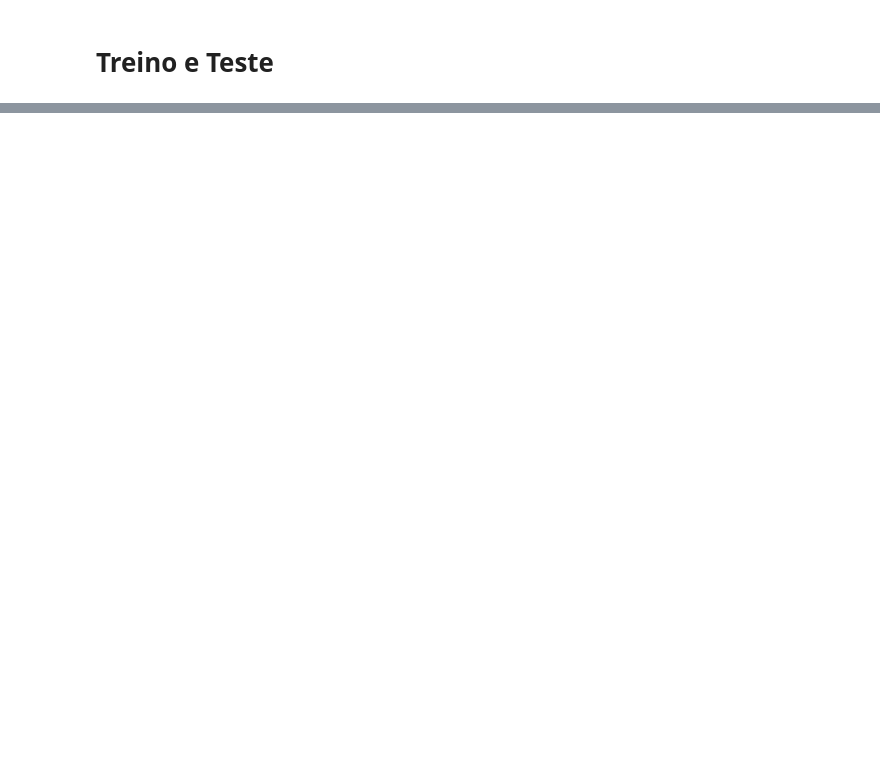
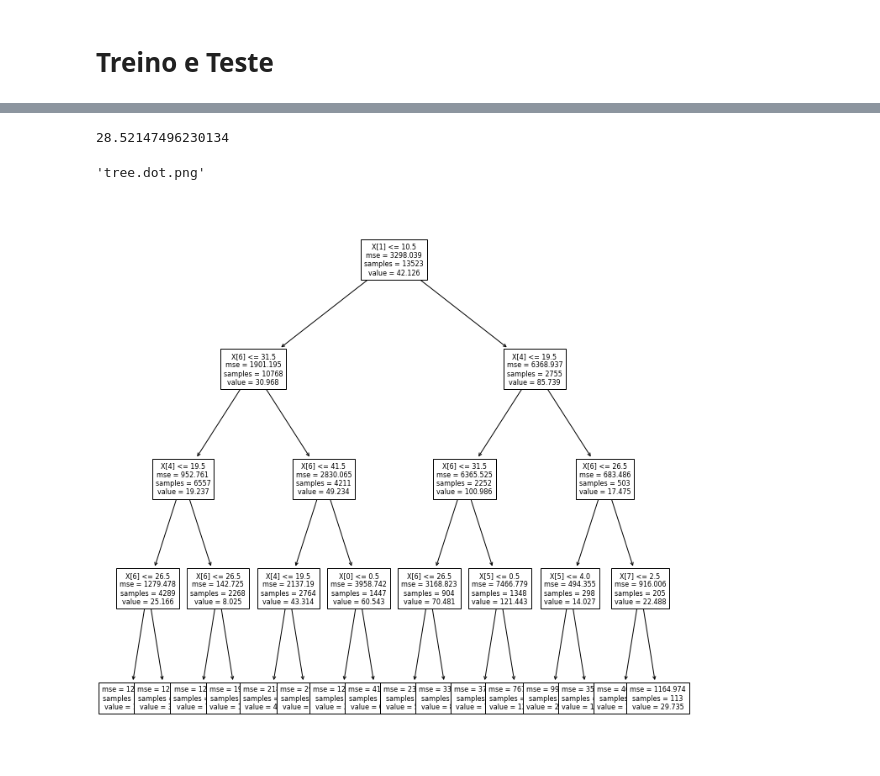
Before and after one commit to walkiria/mini-curso-ai-girls, a Jupyter notebook: aula-06.ipynb, the cells around one changed output, grey strips where cells are left out. Drawn from its saved outputs; the diff is of its cells as text; code cells hidden in the pictures; blank space fills up the shorter version.

```diff
--- a/aula-06.ipynb
+++ b/aula-06.ipynb
@@ -40,0 +37,2 @@ df_modelo.head()
+# %%
+df_modelo = df_modelo.drop('Unnamed: 0', axis=1)
@@ -79,0 +83,7 @@ mean_absolute_error(y, y_pred)
+# %%
+# Fit regression model
+regr_1 = DecisionTreeRegressor(max_depth=4)
+regr_1.fit(X, y)
+
+# Predict
+y_pred = regr_1.predict(X)
@@ -82,3 +100,33 @@ mean_absolute_error(y, y_pred)
 # %%
 X_train, X_test, y_train, y_test = train_test_split(
     X, y, test_size=0.33, random_state=42)
+# %%
+# Fit regression model
+regr_1 = DecisionTreeRegressor(max_depth=4)
+regr_1.fit(X_train, y_train)
+
+# Predict
+y_pred = regr_1.predict(X_test)
+# %%
+mean_absolute_error(y_test, y_pred)
+# %% [output]
+28.52147496230134
+# %%
+from sklearn.tree import export_graphviz
+
+# export the decision tree to a tree.dot file
+# for visualizing the plot easily anywhere
+export_graphviz(regr_1, out_file ='tree.dot')
+
+render('dot', 'png', 'tree.dot')
+# %% [output]
+'tree.dot.png'
+# %%
+from sklearn import tree
+
+# plot tree
+plt.figure(figsize=(12,12))  # set plot size (denoted in inches)
+tree.plot_tree(regr_1, fontsize=8)
+plt.show()
+# %% [output]
+[figure, added]
```
Also changed, not shown: parts of 50 cells of this notebook, 9 other files.
